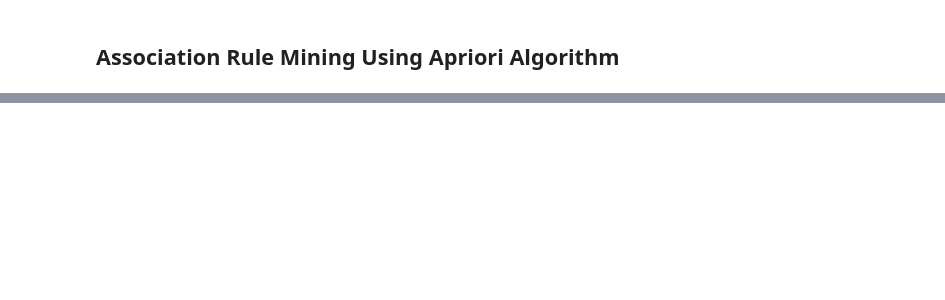
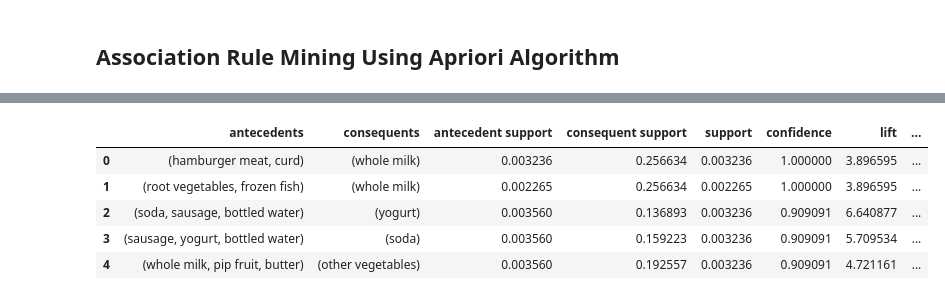
Before and after one commit to LinkedInLearning/python-for-data-science-and-machine-learning-essential-training-part-2-3016934, a Jupyter notebook: notebooks/05_01_b.ipynb, the cells around one changed output, grey strips where cells are left out. Saved outputs shown, nothing was run; the diff lists cells and outputs as text; code cells hidden in the pictures; blank space fills up the shorter version.

```diff
--- a/notebooks/05_01_b.ipynb
+++ b/notebooks/05_01_b.ipynb
@@ -2,0 +122,10 @@
+# %%
+rules = association_rules(frequent_itemsets, metric='confidence', min_threshold=0.9)
+rules.head()
+# %% [output]
+|  | antecedents | consequents | antecedent support | consequent support | support | confidence | lift | ... |
+| 0 | (hamburger meat, curd) | (whole milk) | 0.003236 | 0.256634 | 0.003236 | 1.000000 | 3.896595 | ... |
+| 1 | (root vegetables, frozen fish) | (whole milk) | 0.002265 | 0.256634 | 0.002265 | 1.000000 | 3.896595 | ... |
+| 2 | (soda, sausage, bottled water) | (yogurt) | 0.003560 | 0.136893 | 0.003236 | 0.909091 | 6.640877 | ... |
+| 3 | (sausage, yogurt, bottled water) | (soda) | 0.003560 | 0.159223 | 0.003236 | 0.909091 | 5.709534 | ... |
+| 4 | (whole milk, pip fruit, butter) | (other vegetables) | 0.003560 | 0.192557 | 0.003236 | 0.909091 | 4.721161 | ... |
```
Also changed, not shown: parts of 12 cells of this notebook.
